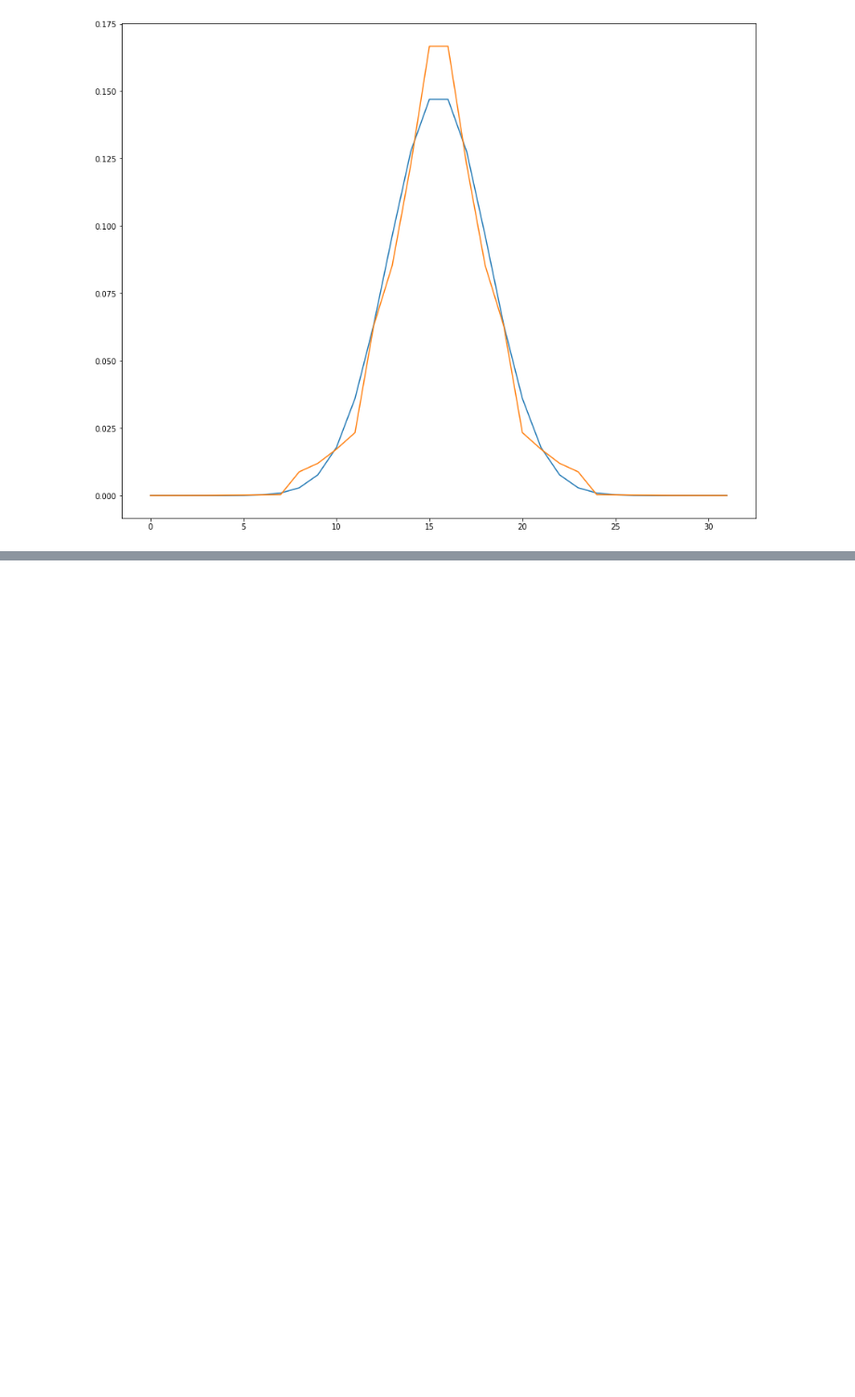
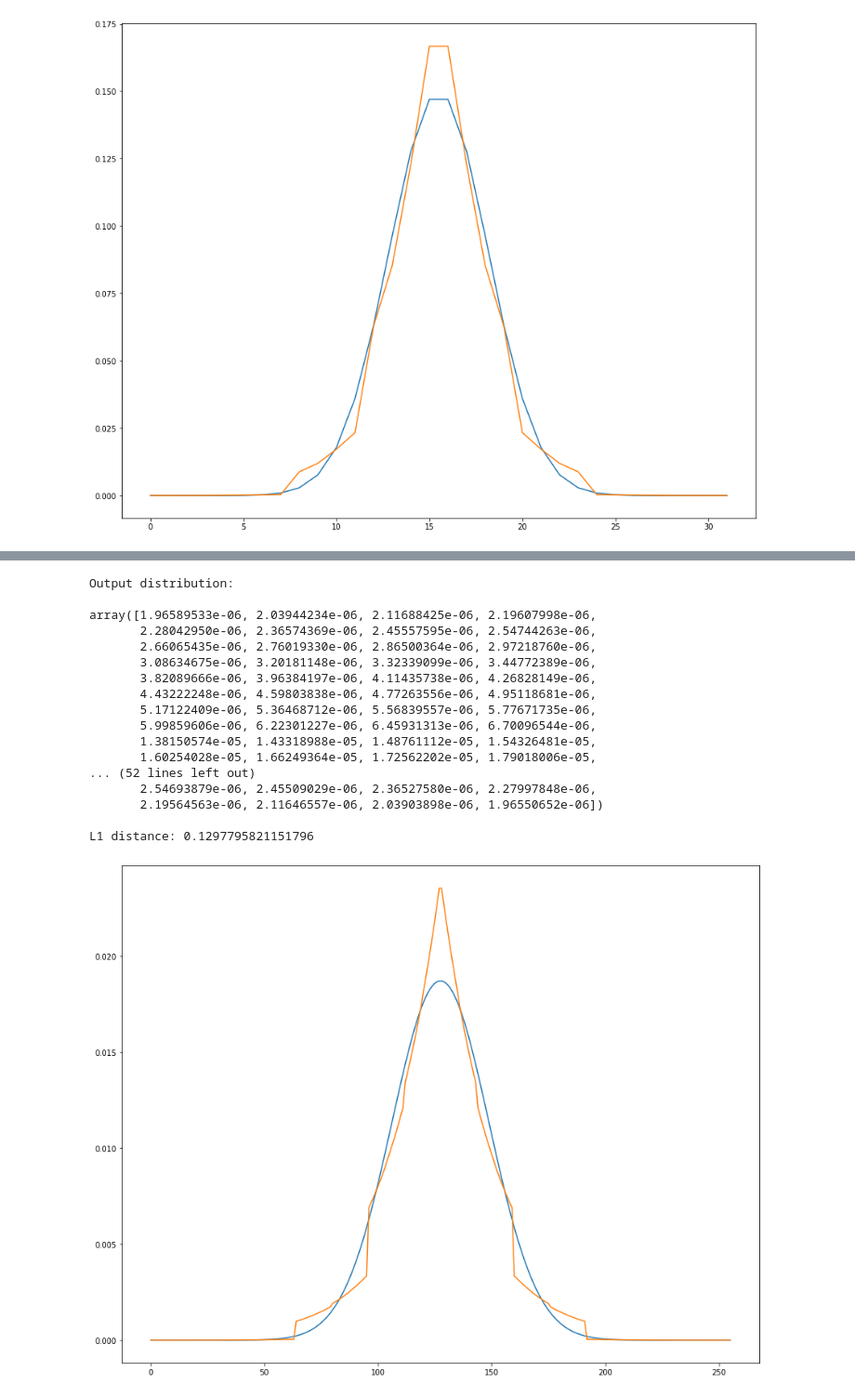
Before and after one commit to perak/gaussian-wavefunction, a Jupyter notebook: gaussian_wavefunction.ipynb, the cells around one changed output, grey strips where cells are left out. Shown at 93% size. Saved outputs shown, nothing was run; the diff lists cells and outputs as text; code cells hidden in the pictures; blank space fills up the shorter version.

```diff
--- a/gaussian_wavefunction.ipynb
+++ b/gaussian_wavefunction.ipynb
@@ -405,0 +529,62 @@ L1 distance: 0.12087780994068967
+# %%
+#
+# 8 Qubits
+#
+
+num_qubits = 8
+
+# Make wavefunction
+
+input_vector = gauss_vector(num_qubits)
+input_dist = np.power(np.abs(input_vector), 2)
+
+# This circuit is returned by generator (external tool)
+
+qc = QuantumCircuit()
+q = QuantumRegister(num_qubits, 'q')
+qc.add_register(q)
+
+qc.ry(1.5891596079, q[0])
+qc.ry(1.6077866554, q[1])
+qc.ry(1.6449363232, q[2])
+qc.ry(1.7215343714, q[3])
+qc.ry(1.8971146345, q[4])
+qc.ry(2.4201476574, q[5])
+qc.ry(3.0521621704, q[6])
+qc.ry(1.5706974268, q[7])
+qc.cx(q[7], q[0])
+qc.cx(q[7], q[1])
+qc.cx(q[7], q[2])
+qc.cx(q[7], q[3])
+qc.cx(q[7], q[4])
+qc.cx(q[7], q[5])
+qc.cx(q[7], q[6])
+
+job = execute(qc, backend=backend)
+job_result = job.result()
+
+output_vector = job_result.get_statevector(qc)
+output_dist = np.abs(output_vector)**2
+
+
+print("\nInput wavefunction:\n")
+print(wf_to_str(input_vector))
+
+print("\nInput distribution:\n")
+print(repr(input_dist))
+
+print("\nReturned circuit:\n")
+print(qc.qasm())
+
+display(qc.draw())
+
+print("\nOutput distribution:\n")
+print(repr(output_dist))
+
+print("\nL1 distance:", np.sum(np.abs(input_dist-output_dist)))
+
+plt.figure(figsize=(15, 12))
+plt.plot(range(len(input_dist)), input_dist)
+plt.plot(range(len(output_dist)), output_dist)
+plt.show()
+# %% [output]
@@ -405,0 +625,18 @@ L1 distance: 0.12087780994068967
+Output distribution:
+
+array([1.96589533e-06, 2.03944234e-06, 2.11688425e-06, 2.19607998e-06,
+       2.28042950e-06, 2.36574369e-06, 2.45557595e-06, 2.54744263e-06,
+       2.66065435e-06, 2.76019330e-06, 2.86500364e-06, 2.97218760e-06,
+       3.08634675e-06, 3.20181148e-06, 3.32339099e-06, 3.44772389e-06,
+       3.82089666e-06, 3.96384197e-06, 4.11435738e-06, 4.26828149e-06,
+       4.43222248e-06, 4.59803838e-06, 4.77263556e-06, 4.95118681e-06,
+       5.17122409e-06, 5.36468712e-06, 5.56839557e-06, 5.77671735e-06,
+       5.99859606e-06, 6.22301227e-06, 6.45931313e-06, 6.70096544e-06,
+       1.38150574e-05, 1.43318988e-05, 1.48761112e-05, 1.54326481e-05,
+       1.60254028e-05, 1.66249364e-05, 1.72562202e-05, 1.79018006e-05,
+... (52 lines left out)
+       2.54693879e-06, 2.45509029e-06, 2.36527580e-06, 2.27997848e-06,
+       2.19564563e-06, 2.11646557e-06, 2.03903898e-06, 1.96550652e-06])
+
+L1 distance: 0.1297795821151796
+[figure, added]
```
Also changed, not shown: parts of 6 cells of this notebook.
